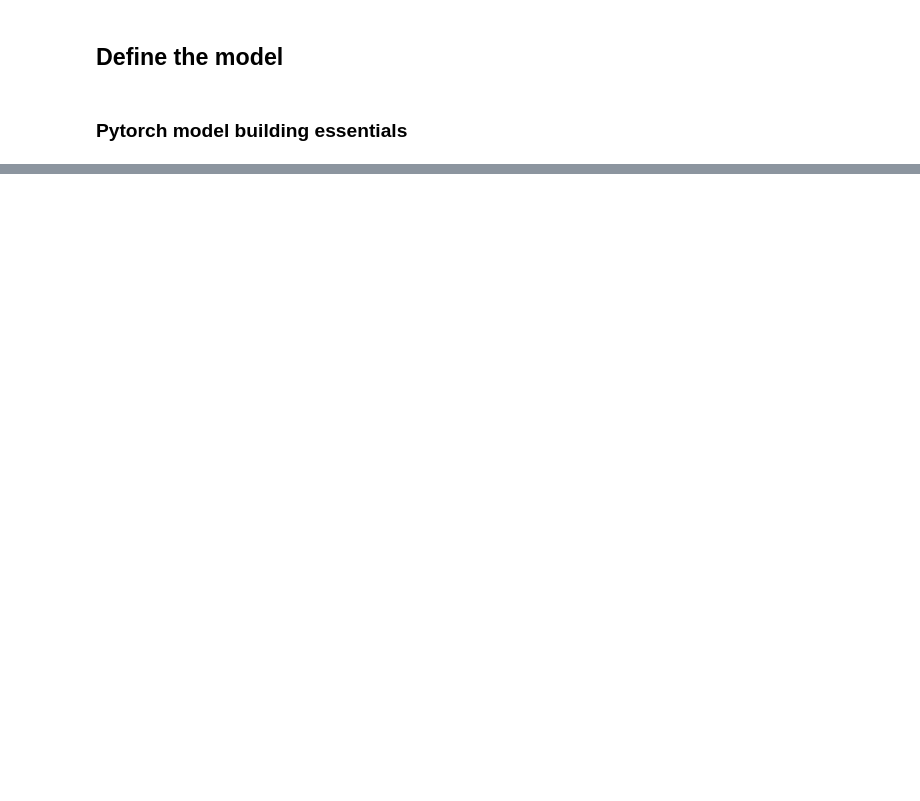
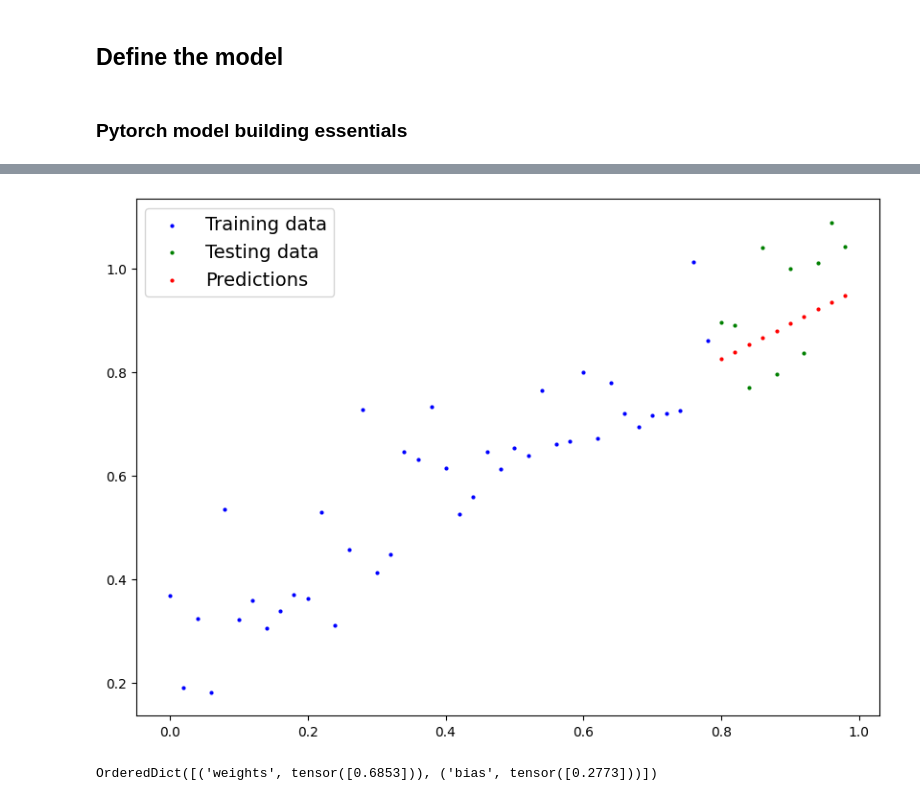
Before and after one commit to pyr0x90/pytorch-deep-learning, a Jupyter notebook: 01_pytorch_workflow_video.ipynb, the cells around one changed output, grey strips where cells are left out. Cells and saved outputs as stored; diff of their text form; code cells hidden in the pictures; blank space fills up the shorter version.

```diff
--- a/01_pytorch_workflow_video.ipynb
+++ b/01_pytorch_workflow_video.ipynb
@@ -127,0 +230,9 @@ list(model_0.parameters())
+# %%
+y_pred = model_0(X_test)
+plot_predictions(predictions=y_pred.detach().numpy())
+# %% [output]
+[figure, added]
+# %%
+model_0.state_dict()
+# %% [output]
+OrderedDict([('weights', tensor([0.6853])), ('bias', tensor([0.2773]))])
```
Also changed, not shown: parts of 12 cells of this notebook.
